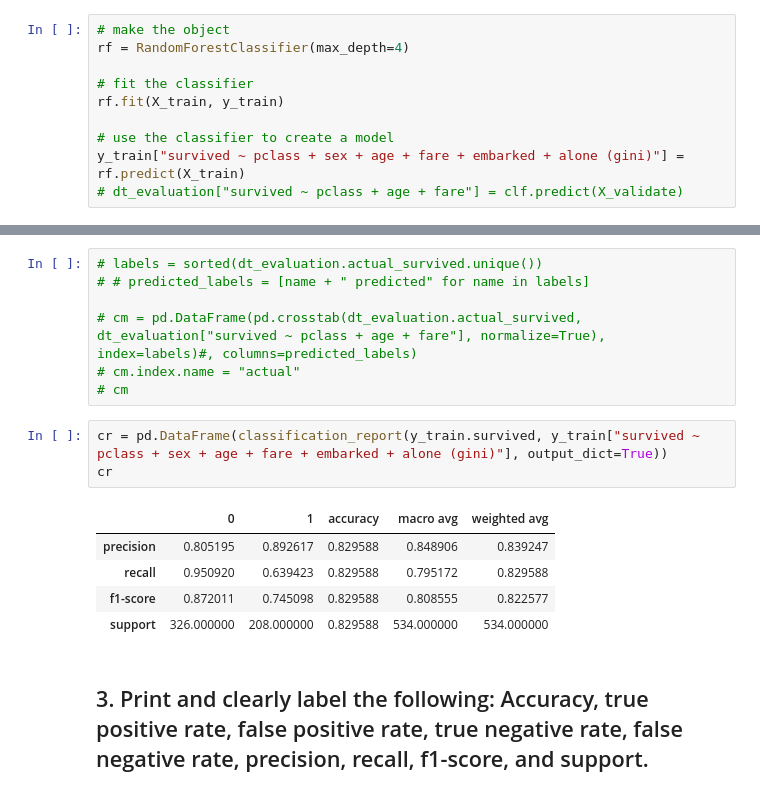
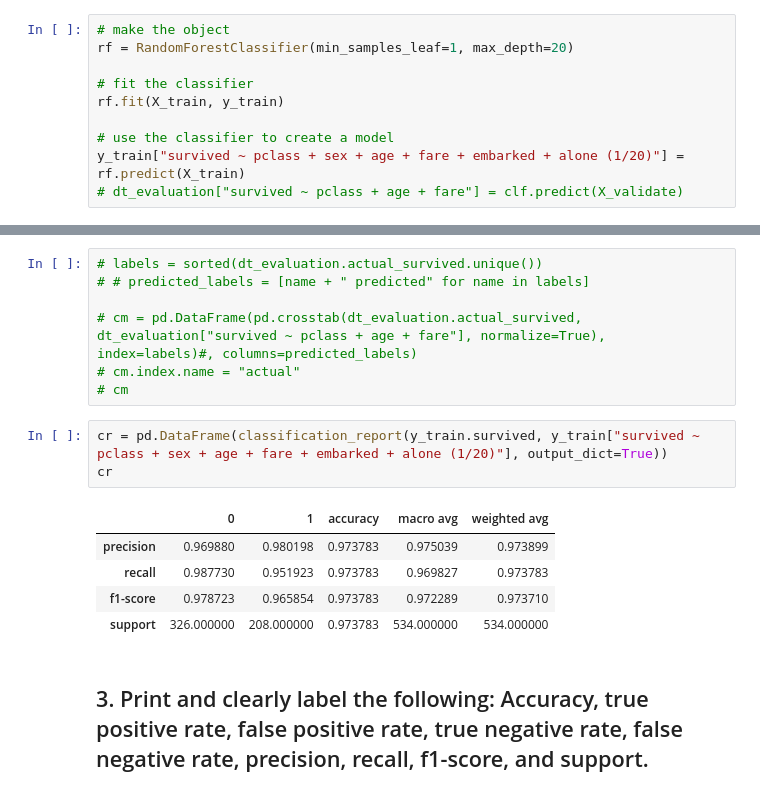
Before and after one commit to aleclhartman/ds-methodologies-exercises, a Jupyter notebook: classification/random_forest_model.ipynb, the cells around one changed output, grey strips where cells are left out. Cells and saved outputs as stored; diff of their text form.

Commit message:
committing validate and test eval of random forest

```diff
--- a/classification/random_forest_model.ipynb
+++ b/classification/random_forest_model.ipynb
@@ -665,13 +665,13 @@ y_test = test[["survived"]]
 # dt_evaluation.head()
 # %%
 # make the object
-rf = RandomForestClassifier(max_depth=4)
+rf = RandomForestClassifier(min_samples_leaf=1, max_depth=20)
 
 # fit the classifier
 rf.fit(X_train, y_train)
 
 # use the classifier to create a model
-y_train["survived ~ pclass + sex + age + fare + embarked + alone (gini)"] = rf.predict(X_train)
+y_train["survived ~ pclass + sex + age + fare + embarked + alone (1/20)"] = rf.predict(X_train)
 # dt_evaluation["survived ~ pclass + age + fare"] = clf.predict(X_validate)
 # %%
 y_train.head()
@@ -708,14 +708,14 @@ cm
 # cm.index.name = "actual"
 # cm
 # %%
-cr = pd.DataFrame(classification_report(y_train.survived, y_train["survived ~ pclass + sex + age + fare + embarked + alone (gini)"], output_dict=True))
+cr = pd.DataFrame(classification_report(y_train.survived, y_train["survived ~ pclass + sex + age + fare + embarked + alone (1/20)"], output_dict=True))
 cr
 # %% [output]
 |  | 0 | 1 | accuracy | macro avg | weighted avg |
-| precision | 0.805195 | 0.892617 | 0.829588 | 0.848906 | 0.839247 |
-| recall | 0.950920 | 0.639423 | 0.829588 | 0.795172 | 0.829588 |
-| f1-score | 0.872011 | 0.745098 | 0.829588 | 0.808555 | 0.822577 |
-| support | 326.000000 | 208.000000 | 0.829588 | 534.000000 | 534.000000 |
+| precision | 0.969880 | 0.980198 | 0.973783 | 0.975039 | 0.973899 |
+| recall | 0.987730 | 0.951923 | 0.973783 | 0.969827 | 0.973783 |
+| f1-score | 0.978723 | 0.965854 | 0.973783 | 0.972289 | 0.973710 |
+| support | 326.000000 | 208.000000 | 0.973783 | 534.000000 | 534.000000 |
 # %% [markdown]
 ## 3. Print and clearly label the following: Accuracy, true positive rate, false positive rate, true negative rate, false negative rate, precision, recall, f1-score, and support.
 # %%
```
Also changed, not shown: parts of 11 cells of this notebook.
